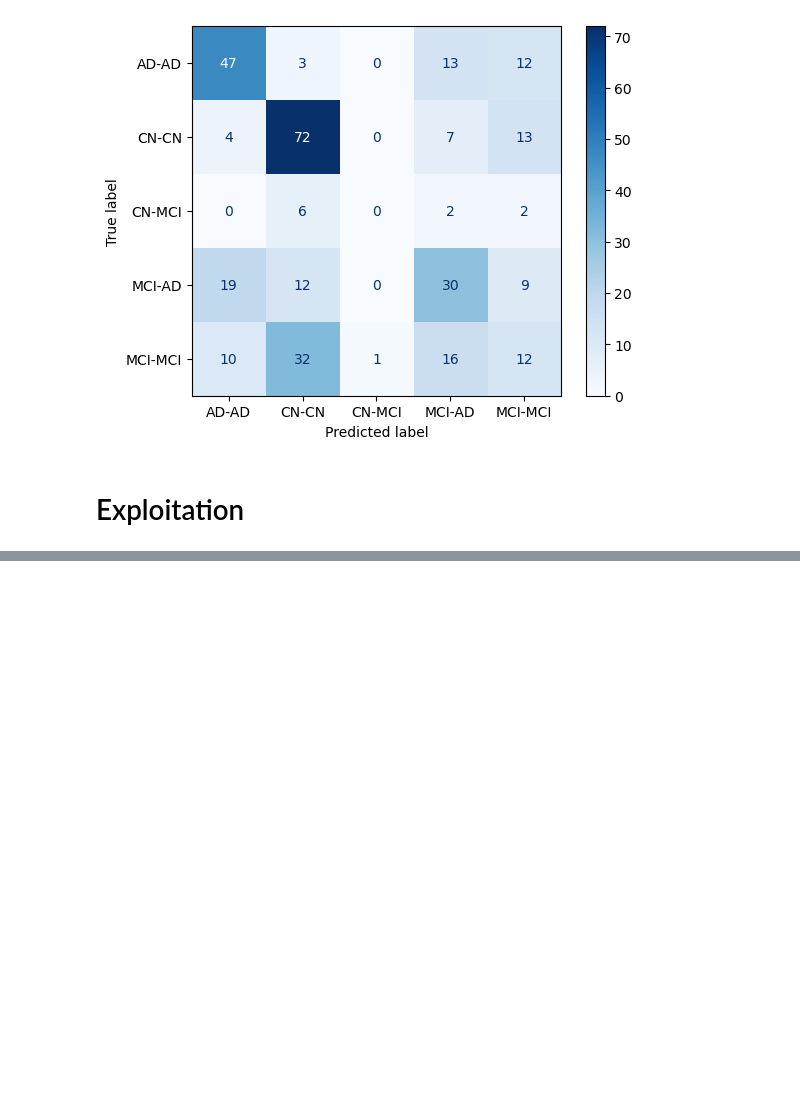
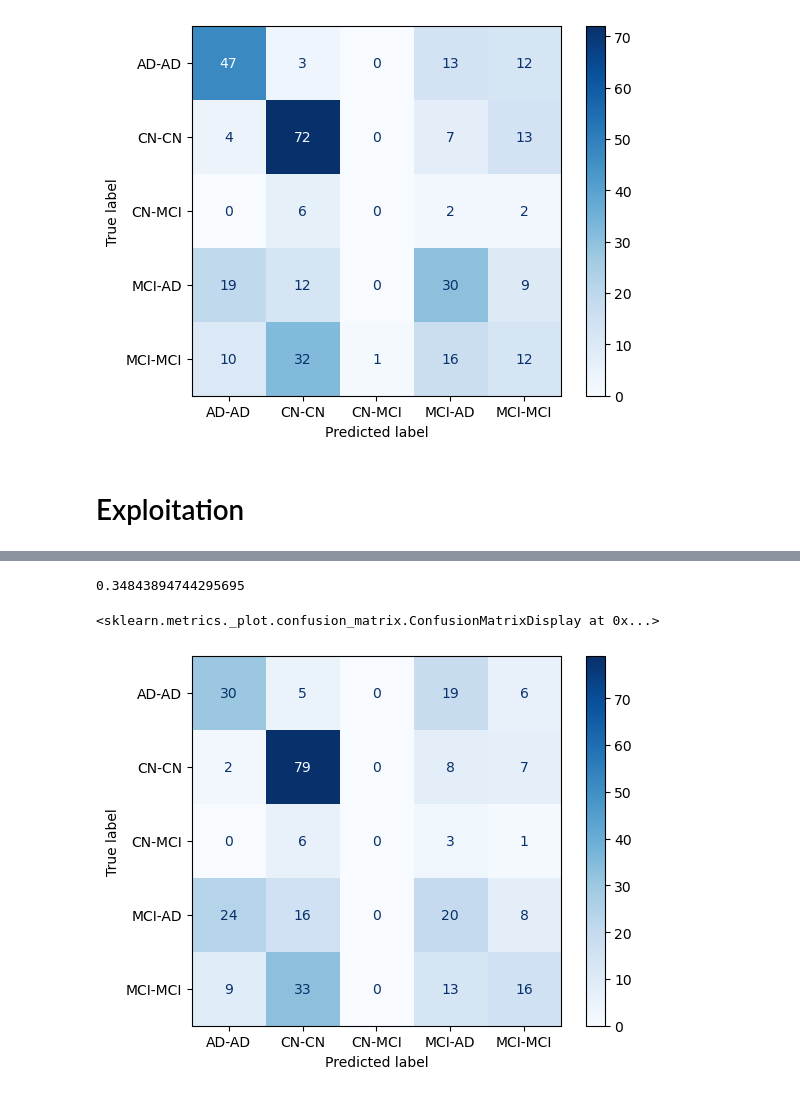
Before and after one commit to NunoRodriguess/Projeto-DAA, a Jupyter notebook: NewGen/Ensemblers/EnsemblersBoosters3.ipynb, the cells around one changed output, grey strips where cells are left out. Drawn from its saved outputs; the diff is of its cells as text; code cells hidden in the pictures; blank space fills up the shorter version.

```diff
--- a/NewGen/Ensemblers/EnsemblersBoosters3.ipynb
+++ b/NewGen/Ensemblers/EnsemblersBoosters3.ipynb
@@ -855,0 +862,24 @@ disp.plot(cmap="Blues")
+# %%
+from sklearn.ensemble import VotingClassifier
+
+df = radi.copy()
+X = df.drop(columns=["Transition"])
+y = df["Transition"]
+
+estimators = estimators = [("ada", ada_grid.best_estimator_), ("exc", exc_grid.best_estimator_), ("svm", svm_grid.best_estimator_),]
+vt_model = VotingClassifier(estimators=estimators, voting = 'soft', weights = [4,3,2],n_jobs=-1)
+vt_model.fit(X,y)
+
+# print do f1 score
+f1_scores = cross_val_score(vt_model,X,y,cv=skf,scoring="f1_macro")
+print(f1_scores.mean())
+
+# print da matriz de confusao
+y_pred = cross_val_predict(vt_model, X, y, cv=skf)
+cm = confusion_matrix(y, y_pred)
+disp = ConfusionMatrixDisplay(confusion_matrix=cm, display_labels=vt_model.classes_)
+disp.plot(cmap="Blues")
+# %% [output]
+0.34843894744295695
+<sklearn.metrics._plot.confusion_matrix.ConfusionMatrixDisplay at 0x...>
+[figure, added]
```
Also changed, not shown: parts of 12 cells of this notebook, 4 other files.
